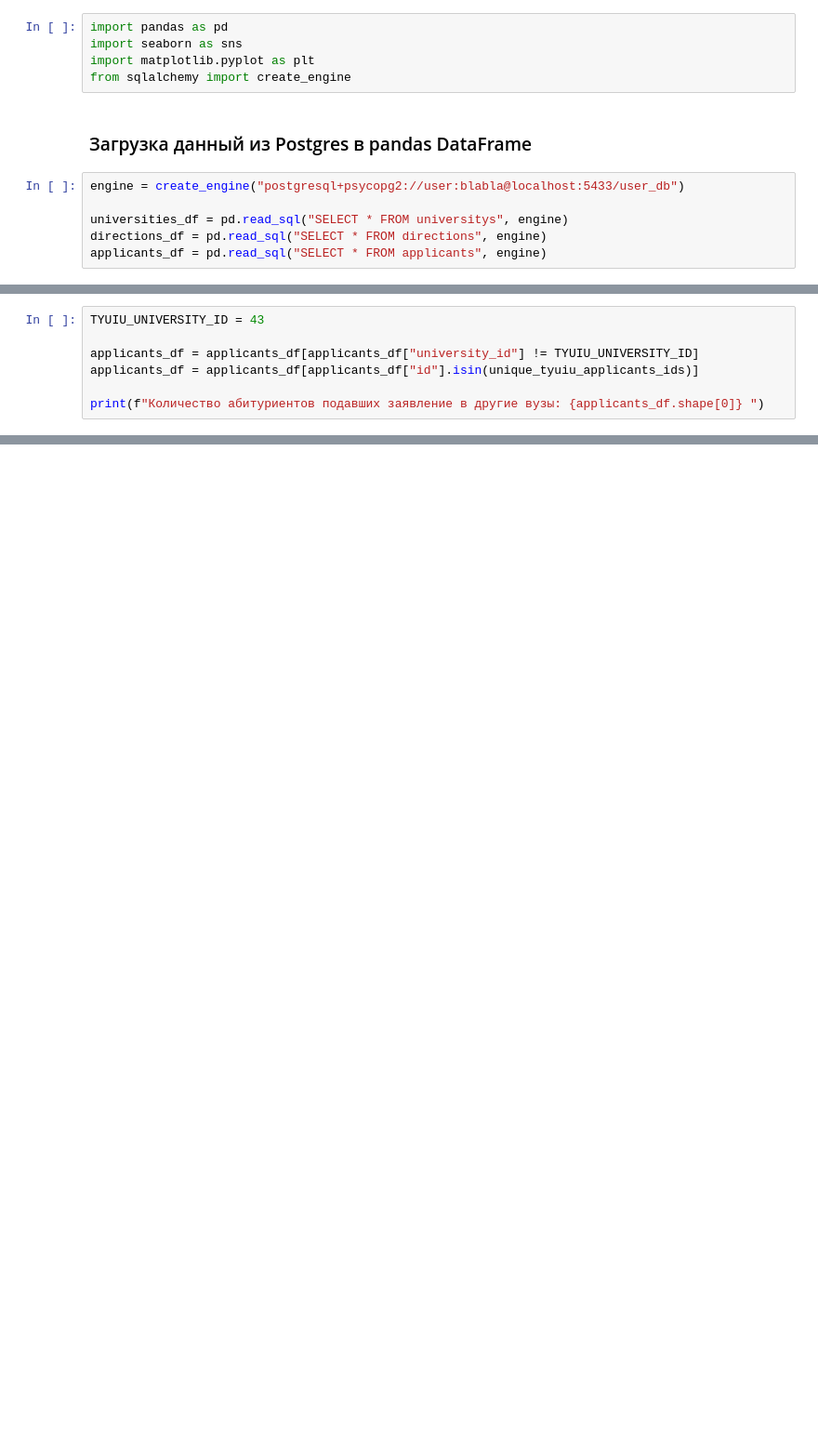
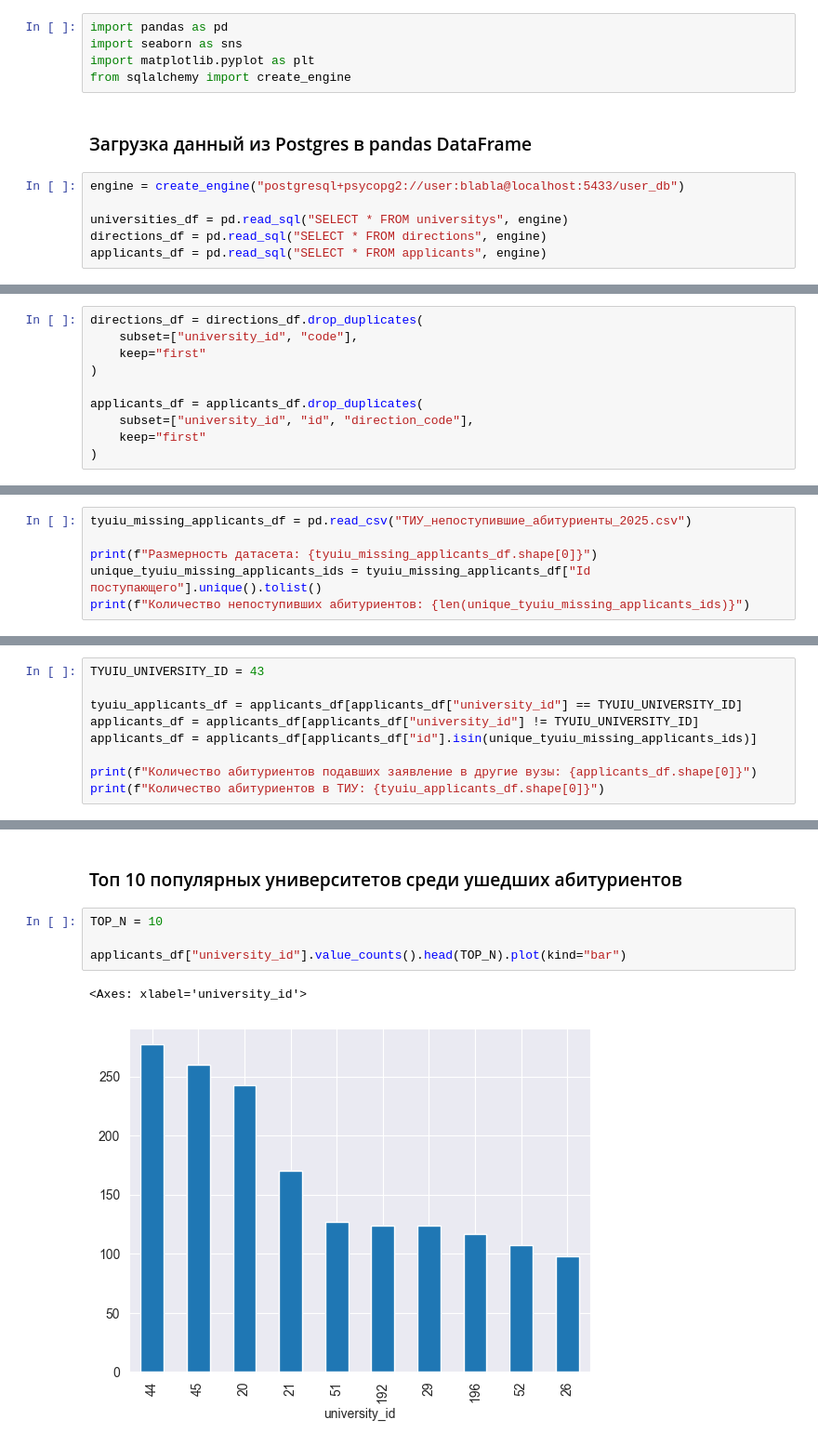
Before and after one commit to Andr171p/admission-analytics, a Jupyter notebook: not_admitted_applicants_analysis.ipynb, the cells around one changed output, grey strips where cells are left out. Shown at 93% size. Saved outputs shown, nothing was run; the diff lists cells and outputs as text; blank space fills up the shorter version.

```diff
--- a/not_admitted_applicants_analysis.ipynb
+++ b/not_admitted_applicants_analysis.ipynb
@@ -15,0 +18,10 @@ applicants_df = pd.read_sql("SELECT * FROM applicants", engine)
+# %%
+directions_df = directions_df.drop_duplicates(
+    subset=["university_id", "code"],
+    keep="first"
+)
+
+applicants_df = applicants_df.drop_duplicates(
+    subset=["university_id", "id", "direction_code"],
+    keep="first"
+)
@@ -35,7 +73,0 @@ print(f"Количество непоступивших абитуриентов
-# %%
-TYUIU_UNIVERSITY_ID = 43
-
-applicants_df = applicants_df[applicants_df["university_id"] != TYUIU_UNIVERSITY_ID]
-applicants_df = applicants_df[applicants_df["id"].isin(unique_tyuiu_applicants_ids)]
-
-print(f"Количество абитуриентов подавших заявление в другие вузы: {applicants_df.shape[0]} ")
@@ -255,0 +76,6 @@ filtered_directions_df
+# %%
+tyuiu_missing_applicants_df = pd.read_csv("ТИУ_непоступившие_абитуриенты_2025.csv")
+
+print(f"Размерность датасета: {tyuiu_missing_applicants_df.shape[0]}")
+unique_tyuiu_missing_applicants_ids = tyuiu_missing_applicants_df["Id поступающего"].unique().tolist()
+print(f"Количество непоступивших абитуриентов: {len(unique_tyuiu_missing_applicants_ids)}")
@@ -255,0 +85,9 @@ filtered_directions_df
+# %%
+TYUIU_UNIVERSITY_ID = 43
+
+tyuiu_applicants_df = applicants_df[applicants_df["university_id"] == TYUIU_UNIVERSITY_ID]
+applicants_df = applicants_df[applicants_df["university_id"] != TYUIU_UNIVERSITY_ID]
+applicants_df = applicants_df[applicants_df["id"].isin(unique_tyuiu_missing_applicants_ids)]
+
+print(f"Количество абитуриентов подавших заявление в другие вузы: {applicants_df.shape[0]}")
+print(f"Количество абитуриентов в ТИУ: {tyuiu_applicants_df.shape[0]}")
@@ -255,0 +97,9 @@ filtered_directions_df
+# %% [markdown]
+### Топ 10 популярных университетов среди ушедших абитуриентов
+# %%
+TOP_N = 10
+
+applicants_df["university_id"].value_counts().head(TOP_N).plot(kind="bar")
+# %% [output]
+<Axes: xlabel='university_id'>
+[figure, added]
```
Also changed, not shown: parts of 48 cells of this notebook.
